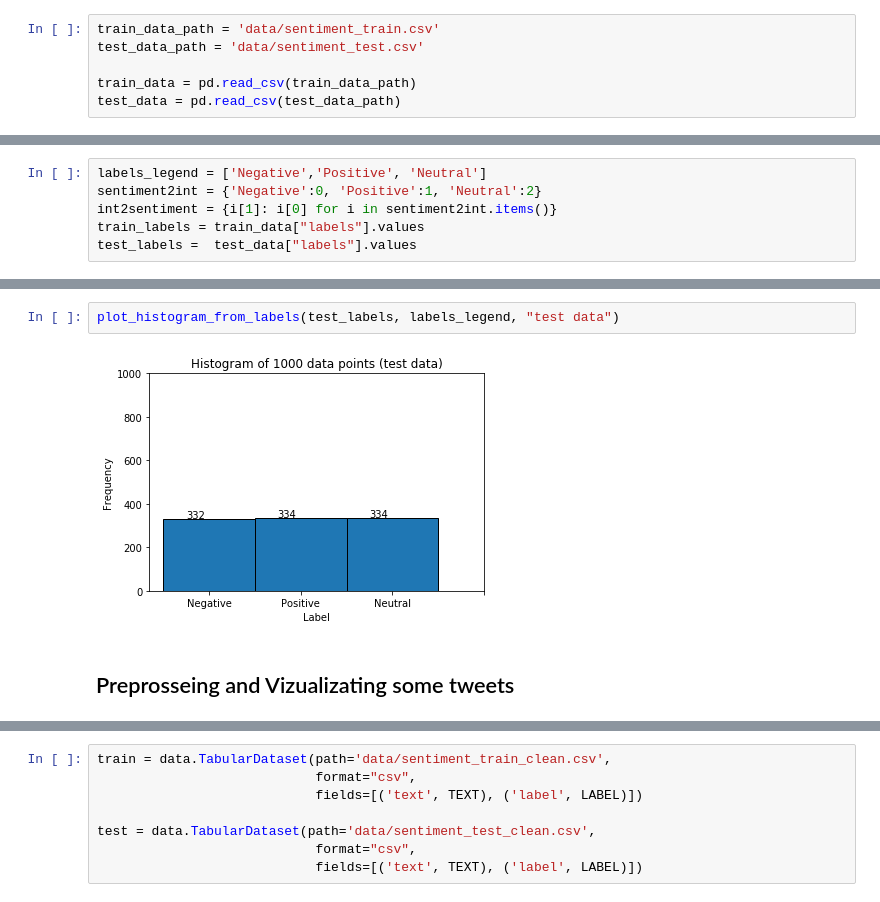
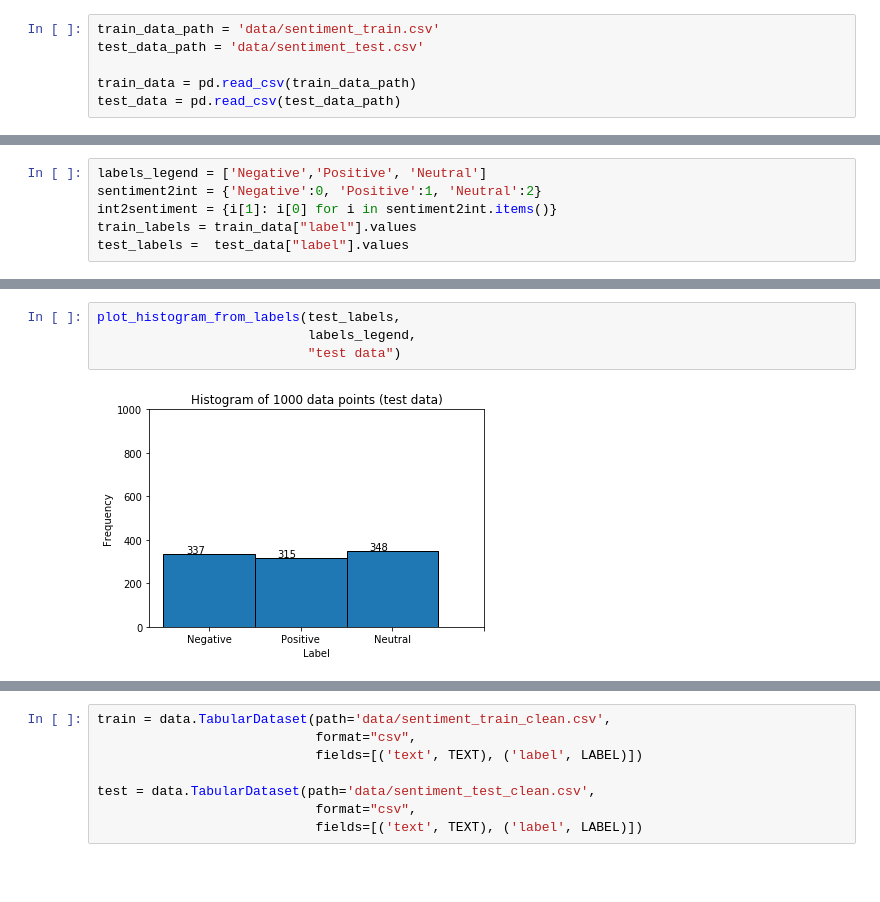
Before and after one commit to felipessalvatore/PROPOR2018, a Jupyter notebook: notebooks/sentiment_analysis.ipynb, the cells around one changed output, grey strips where cells are left out. Saved outputs shown, nothing was run; the diff lists cells and outputs as text; blank space fills up the shorter version.

```diff
--- a/notebooks/sentiment_analysis.ipynb
+++ b/notebooks/sentiment_analysis.ipynb
@@ -45,5 +80,5 @@ test_data.head()
 labels_legend = ['Negative','Positive', 'Neutral']
 sentiment2int = {'Negative':0, 'Positive':1, 'Neutral':2}
 int2sentiment = {i[1]: i[0] for i in sentiment2int.items()}
-train_labels = train_data["labels"].values
-test_labels =  test_data["labels"].values
+train_labels = train_data["label"].values
+test_labels =  test_data["label"].values
@@ -54,8 +91,8 @@ plot_histogram_from_labels(train_labels, labels_legend, "train data")
 # %% [output]
 [figure]
 # %%
-plot_histogram_from_labels(test_labels, labels_legend, "test data")
+plot_histogram_from_labels(test_labels,
+                           labels_legend,
+                           "test data")
 # %% [output]
-[figure, old version]
+[figure, new version]
-# %% [markdown]
-## Preprosseing and Vizualizating some tweets
```
Also changed, not shown: parts of 44 cells of this notebook, 2 other files.
